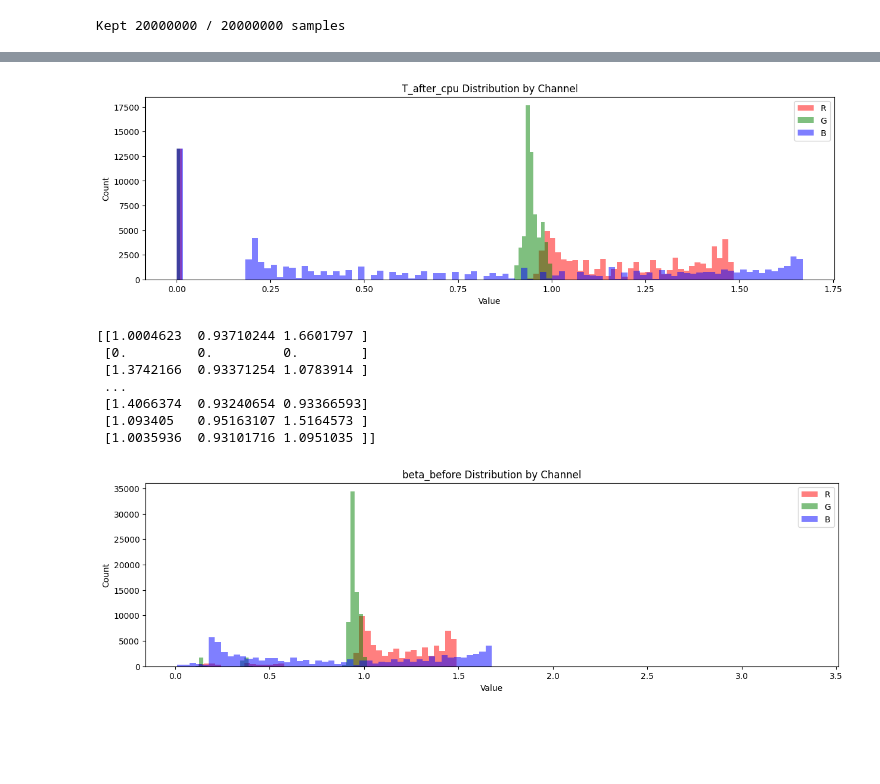
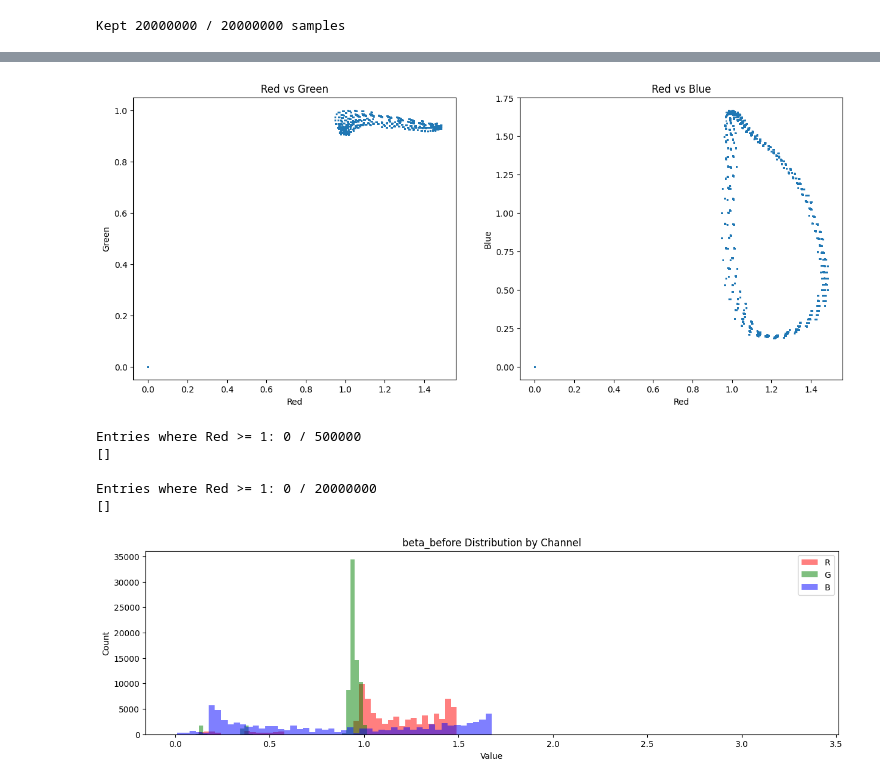
Before and after one commit to Nigelev77/pbrt-v4-nn, a Jupyter notebook: py/visualizer.ipynb, the cells around one changed output, grey strips where cells are left out. Cells and saved outputs as stored; diff of their text form; code cells hidden in the pictures; blank space fills up the shorter version.

```diff
--- a/py/visualizer.ipynb
+++ b/py/visualizer.ipynb
@@ -57,17 +66,18 @@ Kept 20000000 / 20000000 samples
 
 import random as rand
 
-batch_size = 75000
+batch_size = 500000
 
-indices = cp.random.choice(len(o_gpu), size=min(batch_size, len(o_gpu)), replace=False)
+indices = cp.random.choice(len(o_gpu), size=min(batch_size, len(o_gpu)), replace=False) + 100000
 
 
 random_batch = {
     'o': o_gpu[indices],
     'd': d_gpu[indices],
     'beta': beta_gpu[indices],
-    'L_after': L_after_gpu[indices],
+    # 'L_after': L_after_gpu[indices],
     'T_after': T_after_gpu[indices],
+    # 't_after': t_after_spectral_gpu[indices],
     'tMax': tMax_gpu[indices],
 }
 # %%
@@ -121,33 +131,56 @@ plt.show()
 # %%
 
 
 
 T_after_cpu = cp.asnumpy(random_batch['T_after'])
 
-fig, axes = plt.subplots(figsize=(15, 4))
+fig, axes = plt.subplots(1, 2, figsize=(15, 6))
 
-axes.hist(T_after_cpu[:, 0], bins=100, alpha=0.5, label='R', color='red')
-axes.hist(T_after_cpu[:, 1], bins=100, alpha=0.5, label='G', color='green')
-axes.hist(T_after_cpu[:, 2], bins=100, alpha=0.5, label='B', color='blue')
+# fig, axes = plt.subplots(figsize=(15, 4))
 
-axes.set_xlabel('Value')
+# axes.hist(T_after_cpu[:, 0], bins=100, alpha=0.5, label='R', color='red')
+# axes.hist(T_after_cpu[:, 1], bins=100, alpha=0.5, label='G', color='green')
+# axes.hist(T_after_cpu[:, 2], bins=100, alpha=0.5, label='B', color='blue')
+# axes.hist(T_after_cpu[:, 3], bins=100, alpha=0.5, label='B', color='purple')
 
-axes.set_ylabel('Count')
-axes.set_title('T_after_cpu Distribution by Channel')
-axes.legend()
+
+
+# axes.set_xlabel('Value')
+
+# axes.set_ylabel('Count')
+# axes.set_title('T_after_cpu Distribution by Channel')
+# axes.legend()
+
+axes[0].scatter(T_after_cpu[:, 0], T_after_cpu[:, 1], s=1, alpha=0.05)
+axes[0].set_xlabel('Red')
+axes[0].set_ylabel('Green')
+axes[0].set_title('Red vs Green')
+
+axes[1].scatter(T_after_cpu[:, 0], T_after_cpu[:, 2], s=1, alpha=0.05)
+axes[1].set_xlabel('Red')
+axes[1].set_ylabel('Blue')
+axes[1].set_title('Red vs Blue')
 
 plt.show()
 
-print(T_after_cpu)
+# print(T_after_cpu)
+
+# print(T_after_cpu[:100, 0])
+
+high_red_mask = (T_after_cpu[:, 0] >= 1.0) & (T_after_cpu[:, 1] <= 0.01) & (T_after_cpu[:, 2] <= 0.01)
+print(f"Entries where Red >= 1: {high_red_mask.sum()} / {len(T_after_cpu)}")
+print(T_after_cpu[high_red_mask])
 # %% [output]
-[figure, old version]
+[figure, new version]
-[[1.0004623  0.93710244 1.6601797 ]
- [0.         0.         0.        ]
- [1.3742166  0.93371254 1.0783914 ]
- ...
- [1.4066374  0.93240654 0.93366593]
- [1.093405   0.95163107 1.5164573 ]
- [1.0035936  0.93101716 1.0951035 ]]
+Entries where Red >= 1: 0 / 500000
+[]
+# %%
+high_red_mask = (T_after_gpu[:, 0] >= 1.0) & (T_after_gpu[:, 1] >= 1.0) & (T_after_gpu[:, 2] >= 1.0)
+print(f"Entries where Red >= 1: {high_red_mask.sum()} / {len(T_after_gpu)}")
+print(T_after_gpu[high_red_mask])
+# %% [output]
+Entries where Red >= 1: 0 / 20000000
+[]
 # %%
 
 
```
Also changed, not shown: parts of 7 cells of this notebook, 8 other files.
